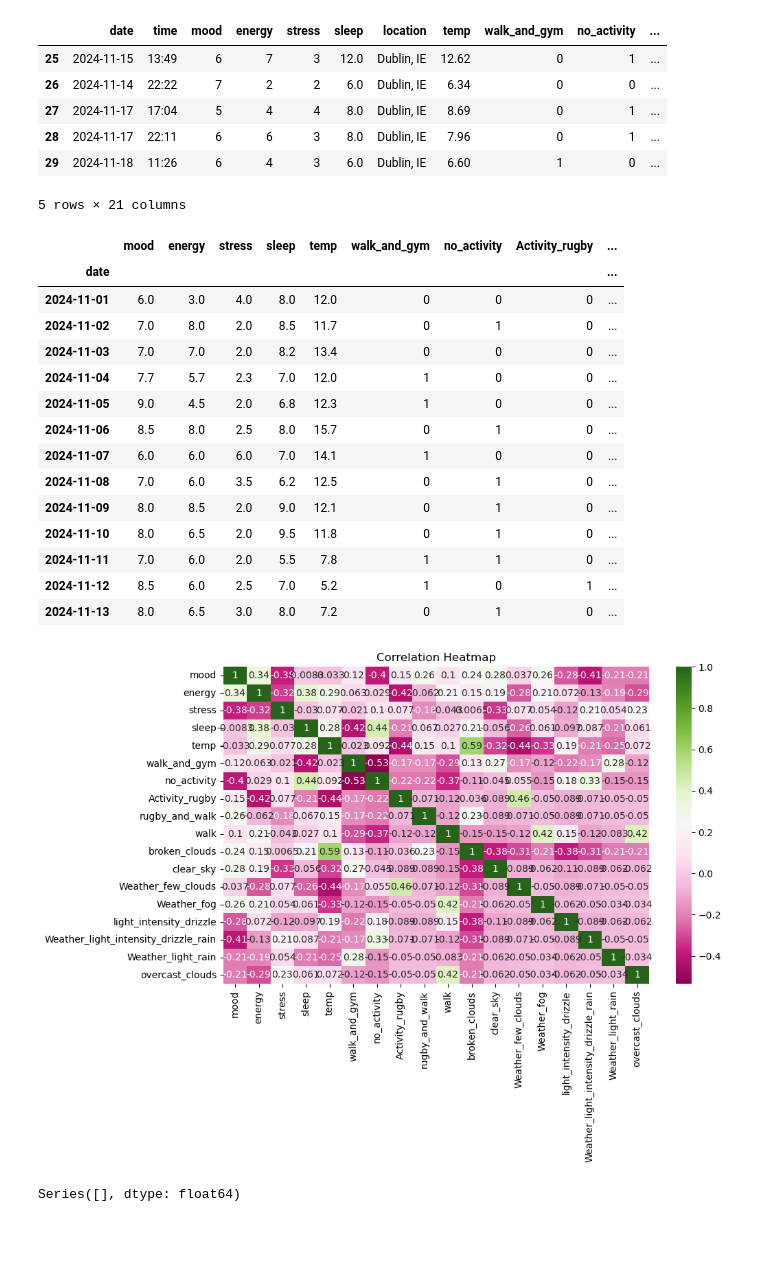
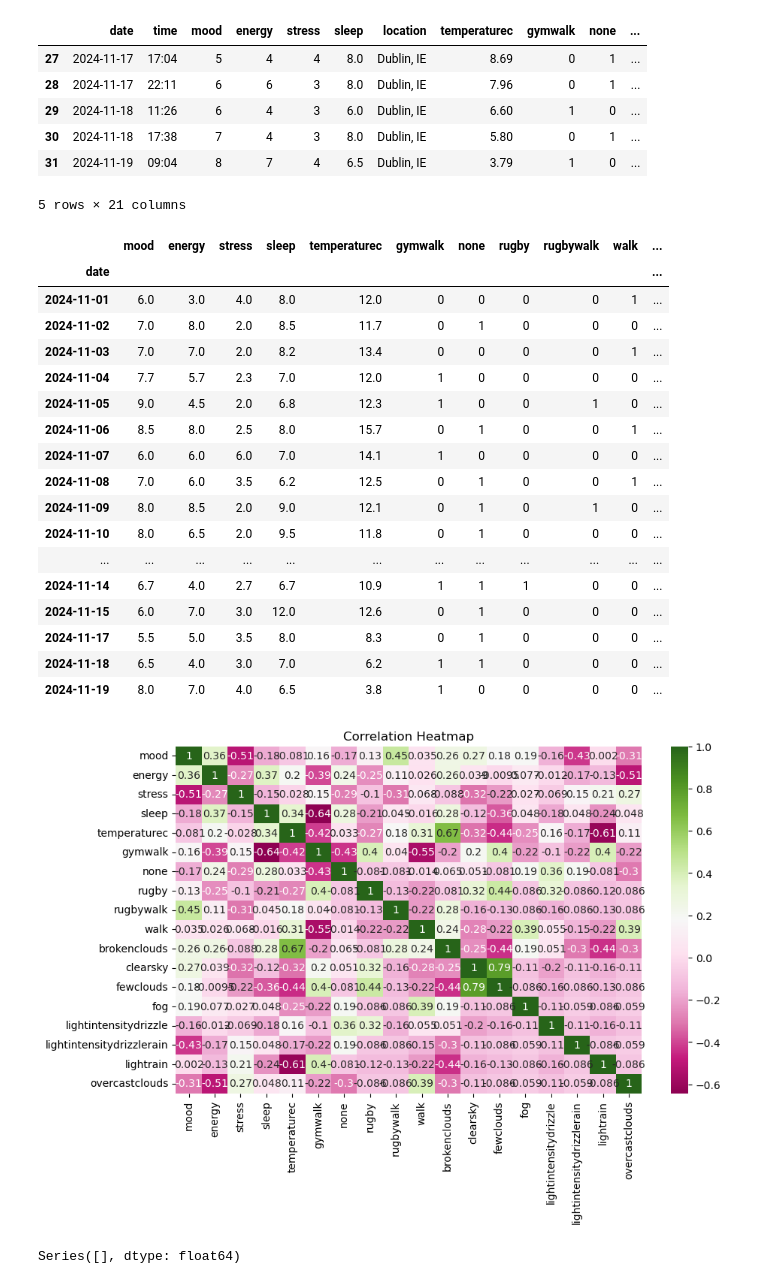
Before and after one commit to KofiBartonByfield/The-Daily-Data-Project, a Jupyter notebook: Data Inspection.ipynb, the cells around one changed output. Cells and saved outputs as stored; diff of their text form; code cells hidden in the pictures; blank space fills up the shorter version.

```diff
--- a/Data Inspection.ipynb
+++ b/Data Inspection.ipynb
@@ -99,33 +99,20 @@ data = pd.get_dummies(data, columns=["Weather"], prefix="Weather")
 data['Date'] = pd.to_datetime(data['Date'], dayfirst=True).dt.strftime('%Y-%m-%d')
 
 
-# rename columns
-data.rename(columns={'Date': 'date',
-                     'Time': 'time',
-                     'Mood_Level_(1-10)':'mood',
-                     'Energy_Level_(1-10)' : 'energy',
-                     'Stress_Level_(1-10)' : 'stress',
-                     'Hours_of_Sleep' : 'sleep',
-                     'Location': 'location',
-                     'Temperature_°C' : 'temp',
-                     'Activity_none' : 'no_activity',
-                     'Activity_rugby_walk': 'rugby_and_walk',
-                     'Activity_walk' : 'walk',
-                     'Activity_gym_walk' : 'walk_and_gym',
-                     'Weather_broken_clouds':'broken_clouds',
-                     'Weather_light_intensity_drizzle':'light_intensity_drizzle',
-                     'Weather_overcast_clouds': 'overcast_clouds',
-                     'Weather_clear_sky': 'clear_sky'}, inplace=True)
 
 
+data.columns = data.columns.str.replace(r'(Level|Weather|Activity|Hours|of|[^a-zA-Z]|)', '', regex=True).str.strip().str.lower()
+
+#data.rename(columns={'TemperatureC': 'Temperature'}, inplace=True)
+
 display(data.tail(5))
 # %% [output]
-|  | date | time | mood | energy | stress | sleep | location | temp | walk_and_gym | no_activity | ... |
-| 25 | 2024-11-15 | 13:49 | 6 | 7 | 3 | 12.0 | Dublin, IE | 12.62 | 0 | 1 | ... |
-| 26 | 2024-11-14 | 22:22 | 7 | 2 | 2 | 6.0 | Dublin, IE | 6.34 | 0 | 0 | ... |
+|  | date | time | mood | energy | stress | sleep | location | temperaturec | gymwalk | none | ... |
 | 27 | 2024-11-17 | 17:04 | 5 | 4 | 4 | 8.0 | Dublin, IE | 8.69 | 0 | 1 | ... |
 | 28 | 2024-11-17 | 22:11 | 6 | 6 | 3 | 8.0 | Dublin, IE | 7.96 | 0 | 1 | ... |
 | 29 | 2024-11-18 | 11:26 | 6 | 4 | 3 | 6.0 | Dublin, IE | 6.60 | 1 | 0 | ... |
+| 30 | 2024-11-18 | 17:38 | 7 | 4 | 3 | 8.0 | Dublin, IE | 5.80 | 0 | 1 | ... |
+| 31 | 2024-11-19 | 09:04 | 8 | 7 | 4 | 6.5 | Dublin, IE | 3.79 | 1 | 0 | ... |
 5 rows × 21 columns
 # %%
 def make_bool(df, columns):
@@ -148,7 +135,7 @@ def make_bool(df, columns):
 
 
 cols_to_exclude = ['date', 'time', 'mood', 'energy', 'stress', 'sleep',
-                   'location','temp']
+                   'location','temperaturec']
 
 cols_to_group = data.columns[~data.columns.isin(cols_to_exclude)]
 cols_to_group
@@ -157,32 +144,41 @@ cols_to_group
 grouped_data = data.groupby('date').mean().round(1)
 
 
-make_bool(grouped_data,cols_to_group)
+grouped_data = make_bool(grouped_data,cols_to_group)
+
+display(grouped_data)
 # %% [output]
-|  | mood | energy | stress | sleep | temp | walk_and_gym | no_activity | Activity_rugby | ... |
-| date |  |  |  |  |  |  |  |  | ... |
-| 2024-11-01 | 6.0 | 3.0 | 4.0 | 8.0 | 12.0 | 0 | 0 | 0 | ... |
-| 2024-11-02 | 7.0 | 8.0 | 2.0 | 8.5 | 11.7 | 0 | 1 | 0 | ... |
-| 2024-11-03 | 7.0 | 7.0 | 2.0 | 8.2 | 13.4 | 0 | 0 | 0 | ... |
-| 2024-11-04 | 7.7 | 5.7 | 2.3 | 7.0 | 12.0 | 1 | 0 | 0 | ... |
-| 2024-11-05 | 9.0 | 4.5 | 2.0 | 6.8 | 12.3 | 1 | 0 | 0 | ... |
-| 2024-11-06 | 8.5 | 8.0 | 2.5 | 8.0 | 15.7 | 0 | 1 | 0 | ... |
-| 2024-11-07 | 6.0 | 6.0 | 6.0 | 7.0 | 14.1 | 1 | 0 | 0 | ... |
-| 2024-11-08 | 7.0 | 6.0 | 3.5 | 6.2 | 12.5 | 0 | 1 | 0 | ... |
-| 2024-11-09 | 8.0 | 8.5 | 2.0 | 9.0 | 12.1 | 0 | 1 | 0 | ... |
-| 2024-11-10 | 8.0 | 6.5 | 2.0 | 9.5 | 11.8 | 0 | 1 | 0 | ... |
-| 2024-11-11 | 7.0 | 6.0 | 2.0 | 5.5 | 7.8 | 1 | 1 | 0 | ... |
-| 2024-11-12 | 8.5 | 6.0 | 2.5 | 7.0 | 5.2 | 1 | 0 | 1 | ... |
-| 2024-11-13 | 8.0 | 6.5 | 3.0 | 8.0 | 7.2 | 0 | 1 | 0 | ... |
+|  | mood | energy | stress | sleep | temperaturec | gymwalk | none | rugby | rugbywalk | walk | ... |
+| date |  |  |  |  |  |  |  |  |  |  | ... |
+| 2024-11-01 | 6.0 | 3.0 | 4.0 | 8.0 | 12.0 | 0 | 0 | 0 | 0 | 1 | ... |
+| 2024-11-02 | 7.0 | 8.0 | 2.0 | 8.5 | 11.7 | 0 | 1 | 0 | 0 | 0 | ... |
+| 2024-11-03 | 7.0 | 7.0 | 2.0 | 8.2 | 13.4 | 0 | 0 | 0 | 0 | 1 | ... |
+| 2024-11-04 | 7.7 | 5.7 | 2.3 | 7.0 | 12.0 | 1 | 0 | 0 | 0 | 0 | ... |
+| 2024-11-05 | 9.0 | 4.5 | 2.0 | 6.8 | 12.3 | 1 | 0 | 0 | 1 | 0 | ... |
+| 2024-11-06 | 8.5 | 8.0 | 2.5 | 8.0 | 15.7 | 0 | 1 | 0 | 0 | 1 | ... |
+| 2024-11-07 | 6.0 | 6.0 | 6.0 | 7.0 | 14.1 | 1 | 0 | 0 | 0 | 0 | ... |
+| 2024-11-08 | 7.0 | 6.0 | 3.5 | 6.2 | 12.5 | 0 | 1 | 0 | 0 | 1 | ... |
+| 2024-11-09 | 8.0 | 8.5 | 2.0 | 9.0 | 12.1 | 0 | 1 | 0 | 1 | 0 | ... |
+| 2024-11-10 | 8.0 | 6.5 | 2.0 | 9.5 | 11.8 | 0 | 1 | 0 | 0 | 0 | ... |
+| ... | ... | ... | ... | ... | ... | ... | ... | ... | ... | ... | ... |
+| 2024-11-14 | 6.7 | 4.0 | 2.7 | 6.7 | 10.9 | 1 | 1 | 1 | 0 | 0 | ... |
+| 2024-11-15 | 6.0 | 7.0 | 3.0 | 12.0 | 12.6 | 0 | 1 | 0 | 0 | 0 | ... |
+| 2024-11-17 | 5.5 | 5.0 | 3.5 | 8.0 | 8.3 | 0 | 1 | 0 | 0 | 0 | ... |
+| 2024-11-18 | 6.5 | 4.0 | 3.0 | 7.0 | 6.2 | 1 | 1 | 0 | 0 | 0 | ... |
+| 2024-11-19 | 8.0 | 7.0 | 4.0 | 6.5 | 3.8 | 1 | 0 | 0 | 0 | 0 | ... |
 # %%
-df = data
+df = grouped_data
+
+
+corr_matrix = df.corr()
+
 
 plt.figure(figsize=(10, 6))
-sns.heatmap(df.corr(), annot=True, cmap='PiYG')
+sns.heatmap(corr_matrix, annot=True, cmap='PiYG')
 plt.title('Correlation Heatmap')
 plt.show()
 # %% [output]
-[figure, old version]
+[figure, new version]
 # %%
 ## add section defs for <3 <5 <1
 
```
Also changed, not shown: parts of 1 cell of this notebook, 1 other file.
